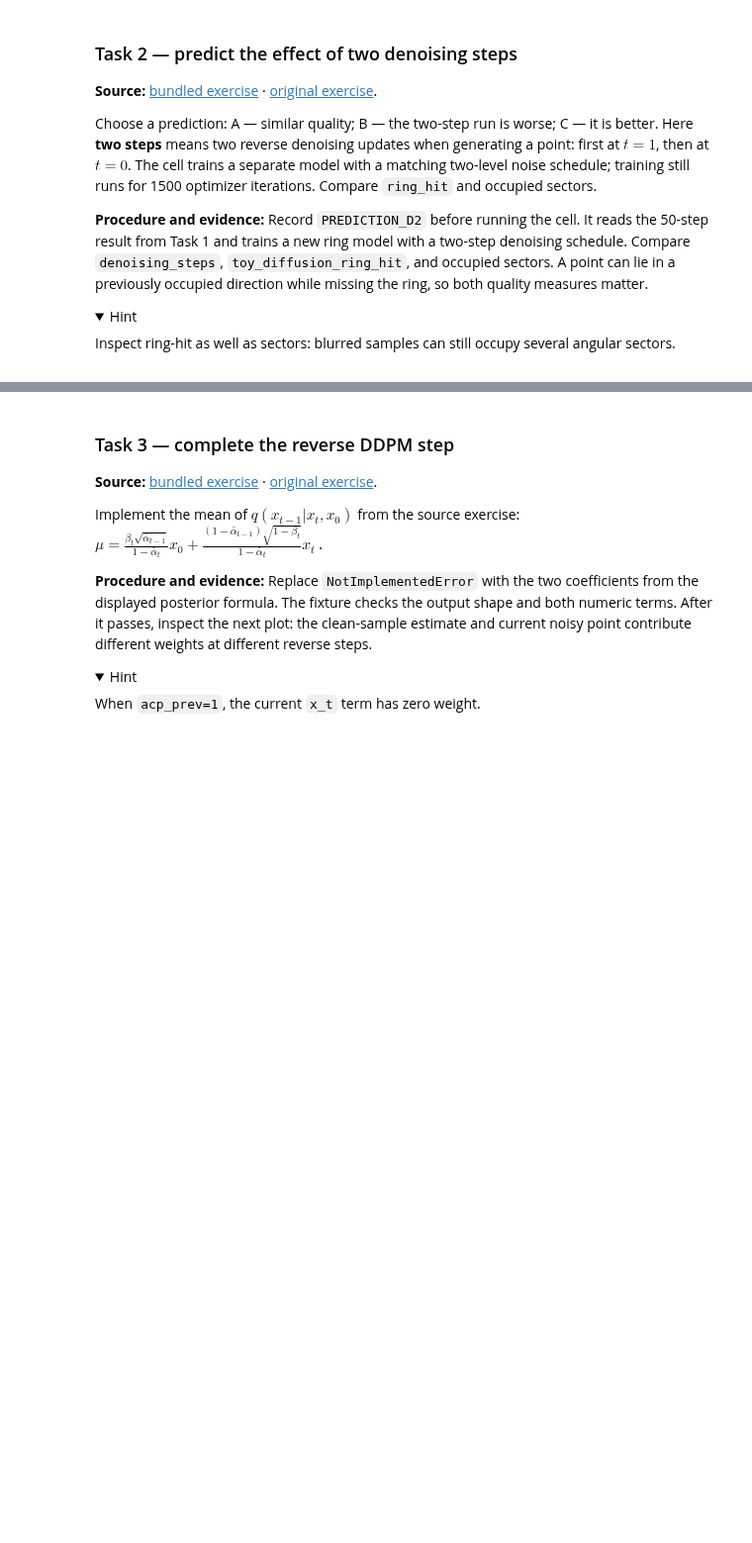
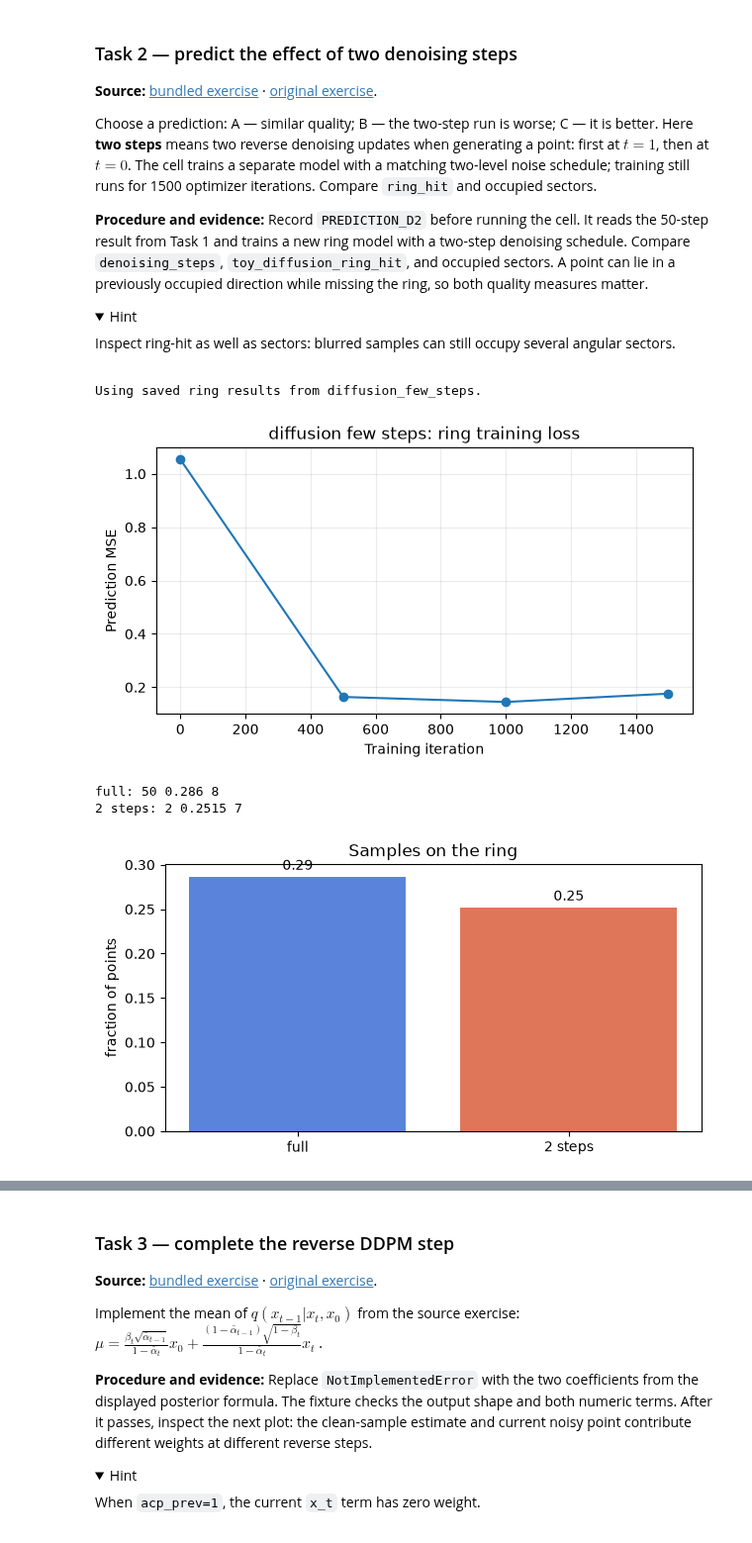
Before and after one commit to AntoninaKOR/multimodal-vla-course, a Jupyter notebook: 03-diffusion-policy-flow-matching/seminar_03_diffusion_flow_student.ipynb, the cells around one changed output, grey strips where cells are left out. Shown at 99% size. Saved outputs shown, nothing was run; the diff lists cells and outputs as text; code cells hidden in the pictures; folded sections open; blank space fills up the shorter version.

```diff
--- a/03-diffusion-policy-flow-matching/seminar_03_diffusion_flow_student.ipynb
+++ b/03-diffusion-policy-flow-matching/seminar_03_diffusion_flow_student.ipynb
@@ -360,7 +371,7 @@ Inspect ring-hit as well as sectors: blurred samples can still occupy several an
 
 </details>
 # %%
-PREDICTION_D2 = None  # TODO
+PREDICTION_D2 = 'B'  # TODO
 assert PREDICTION_D2 in ('A','B','C'), 'Record your prediction first'
 folder = OUT / 'diffusion_few_steps'
 metric_path = folder / 'metrics.json'
@@ -371,33 +382,39 @@ else:
     folder.mkdir(parents=True, exist_ok=True)
     torch.manual_seed(0)
     gen = torch.Generator().manual_seed(0)
     training_ring = make_ring(gen)
     print('Training ring model from scratch:', folder.name, flush=True)
     schedule = make_schedule(2)
     model = TimeMLP(MODEL_DIM).to(DEVICE)
     optimizer = torch.optim.Adam(model.parameters(), lr=1e-3)
     checkpoints = []
     for iteration in range(TOY_ITERS):
         batch = torch.randint(TOY_POINTS, (256,), generator=gen)
         loss = diffusion_loss(model, training_ring[batch], schedule, gen)
         optimizer.zero_grad()
         loss.backward()
         optimizer.step()
         if iteration % 500 == 0 or iteration == TOY_ITERS - 1:
             checkpoints.append({'iteration': iteration, 'loss': float(loss.item())})
             print(f'iteration {iteration:4d} diffusion_mse {loss.item():.5f}', flush=True)
     samples = sample_diffusion(model, TOY_POINTS, schedule, gen)
     radius, hit, modes = ring_stats(samples)
     d_few = {'denoising_steps': 2, 'toy_diffusion_mean_radius': radius,
               'toy_diffusion_ring_hit': hit, 'toy_diffusion_modes_covered': modes,
               'toy_final_loss': float(loss.item())}
 
     (folder / 'training_history.json').write_text(json.dumps({'checkpoints': checkpoints}, indent=2) + '\n')
     metric_path.write_text(json.dumps(d_few, indent=2) + '\n')
 plot_training_history(folder)
 print('full:', d_full['denoising_steps'], d_full['toy_diffusion_ring_hit'], d_full['toy_diffusion_modes_covered'])
 print('2 steps:', d_few['denoising_steps'], d_few['toy_diffusion_ring_hit'], d_few['toy_diffusion_modes_covered'])
 metric_bars(['full','2 steps'], [d_full['toy_diffusion_ring_hit'], d_few['toy_diffusion_ring_hit']], 'Samples on the ring', 'fraction of points')
+# %% [output]
+Using saved ring results from diffusion_few_steps.
+[figure, added]
+full: 50 0.286 8
+2 steps: 2 0.2515 7
+[figure, added]
 # %% [markdown]
 **Interpretation:** Why does a low training loss for the two-step model not prove that it samples well?
 
```
Also changed, not shown: parts of 23 cells of this notebook.
